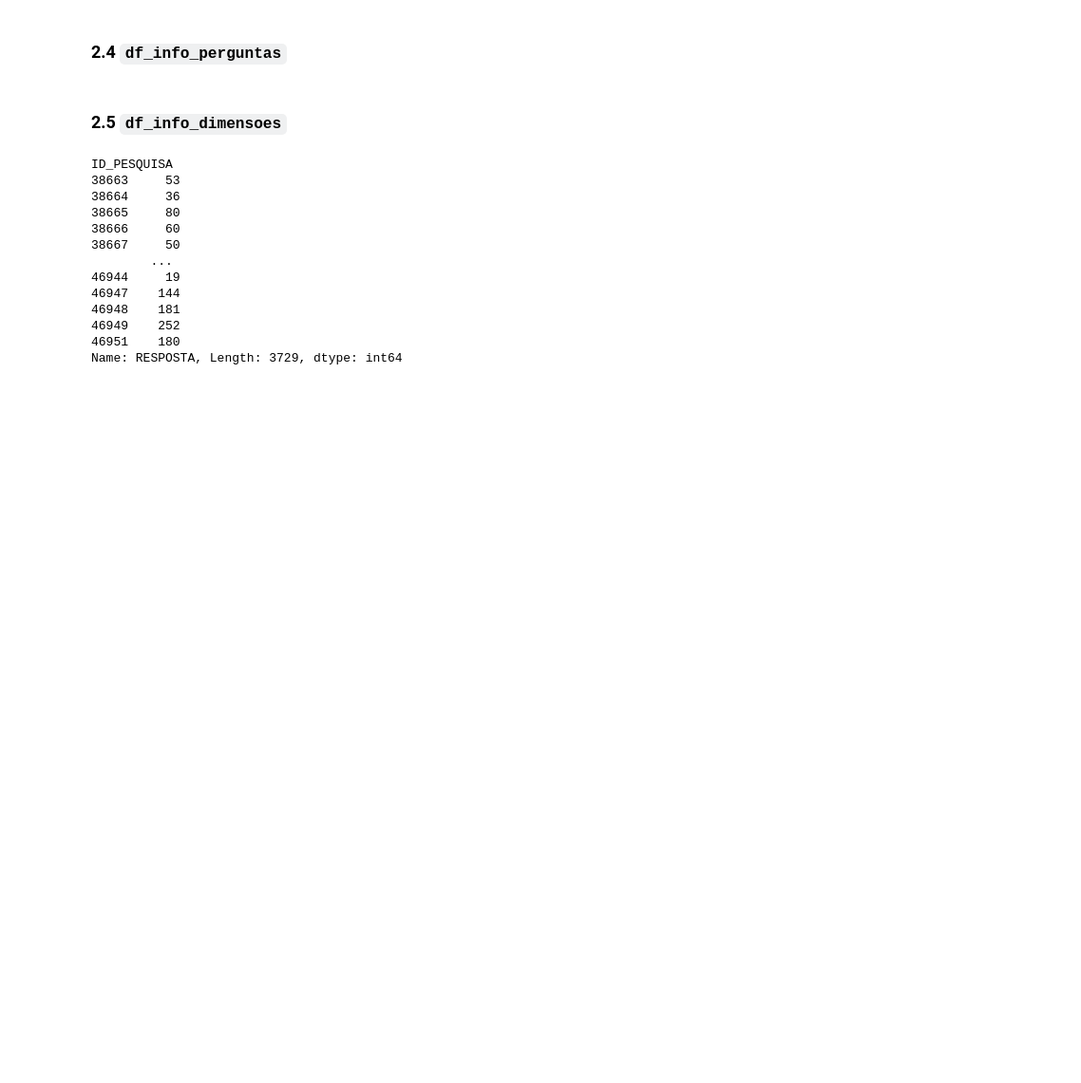
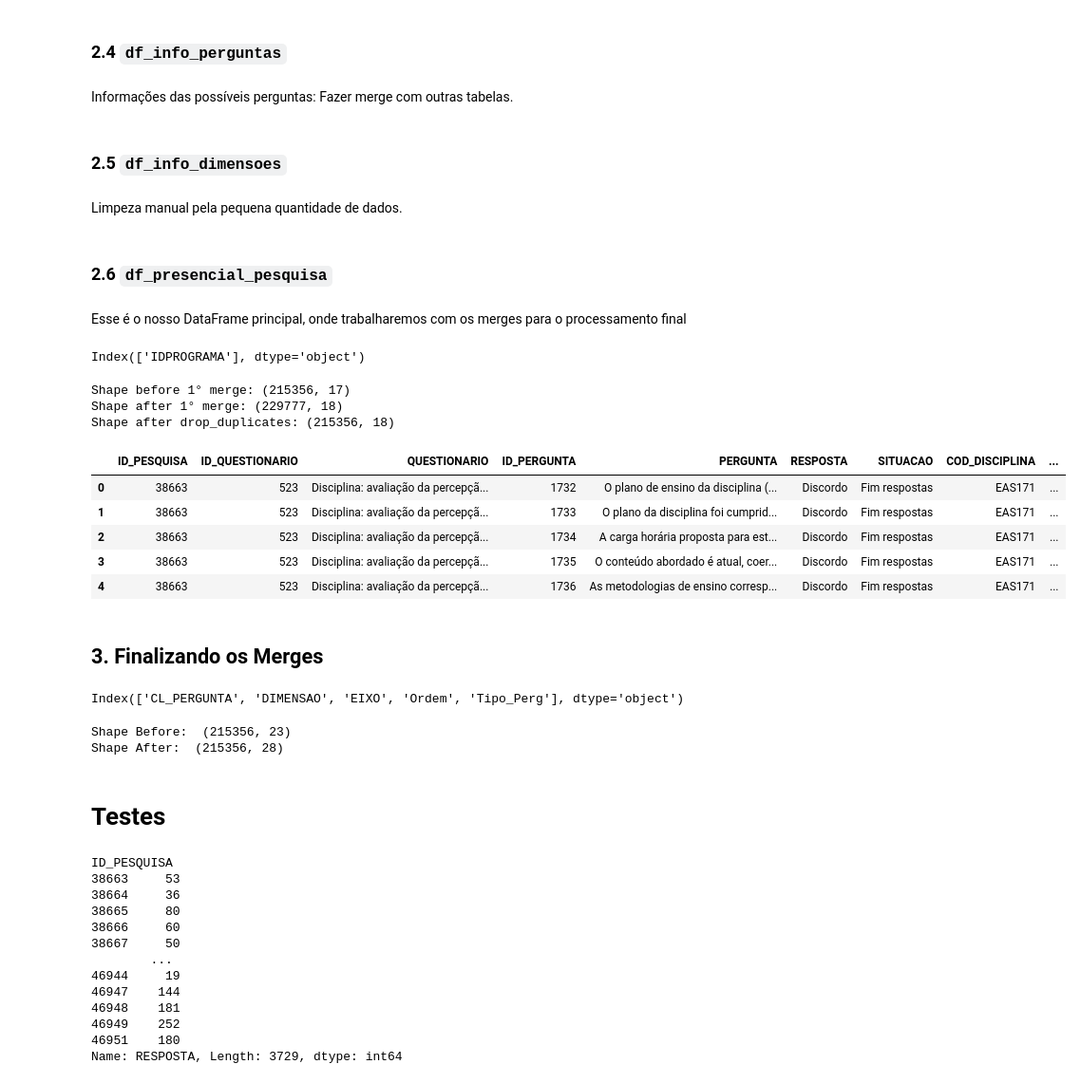
Before and after one commit to IronZiiz/Hackathon_mathmorphosis, a Jupyter notebook: data/processed/Presencial2025/preprocessing_dados_presencial.ipynb, the cells around one changed output. Shown at 95% size. Cells and saved outputs as stored; diff of their text form; code cells hidden in the pictures; blank space fills up the shorter version.

```diff
--- a/data/processed/Presencial2025/preprocessing_dados_presencial.ipynb
+++ b/data/processed/Presencial2025/preprocessing_dados_presencial.ipynb
@@ -135,4 +198,46 @@ After:  (3892, 10)
 # %% [markdown]
 ### 2.4 `df_info_perguntas`
+# %% [markdown]
+Informações das possíveis perguntas: Fazer merge com outras tabelas.
 # %% [markdown]
 ### 2.5 `df_info_dimensoes`
+# %% [markdown]
+Limpeza manual pela pequena quantidade de dados.
+# %% [markdown]
+### 2.6 `df_presencial_pesquisa`
+# %% [markdown]
+Esse é o nosso DataFrame principal, onde trabalharemos com os merges para o processamento final
+# %%
+cols_pesquisa = df_presencial_pesquisa.columns
+cols_disciplinas = df_presencial_disciplinas.columns
+
+common_cols = cols_disciplinas.difference(cols_pesquisa)
+print(common_cols)
+# %% [output]
+Index(['IDPROGRAMA'], dtype='object')
+# %%
+print(f'Shape before 1° merge: {df_presencial_pesquisa.shape}')
+
+# Disciplinas
+df_presencial_pesquisa = pd.merge(
+    left=df_presencial_pesquisa,
+    right=df_presencial_disciplinas[['NOME_DISCIPLINA','COD_CURSO','IDPROGRAMA']].rename(columns={}),
+    on=['NOME_DISCIPLINA','COD_CURSO'],
+    how='left'
+)
+print(f'Shape after 1° merge: {df_presencial_pesquisa.shape}')
+df_presencial_pesquisa = df_presencial_pesquisa.drop_duplicates()
+print(f'Shape after drop_duplicates: {df_presencial_pesquisa.shape}')
+df_presencial_pesquisa.head()
+# %% [output]
+Shape before 1° merge: (215356, 17)
+Shape after 1° merge: (229777, 18)
+Shape after drop_duplicates: (215356, 18)
+|  | ID_PESQUISA | ID_QUESTIONARIO | QUESTIONARIO | ID_PERGUNTA | PERGUNTA | RESPOSTA | SITUACAO | COD_DISCIPLINA | ... |
+| 0 | 38663 | 523 | Disciplina: avaliação da percepçã... | 1732 | O plano de ensino da disciplina (... | Discordo | Fim respostas | EAS171 | ... |
+| 1 | 38663 | 523 | Disciplina: avaliação da percepçã... | 1733 | O plano da disciplina foi cumprid... | Discordo | Fim respostas | EAS171 | ... |
+| 2 | 38663 | 523 | Disciplina: avaliação da percepçã... | 1734 | A carga horária proposta para est... | Discordo | Fim respostas | EAS171 | ... |
+| 3 | 38663 | 523 | Disciplina: avaliação da percepçã... | 1735 | O conteúdo abordado é atual, coer... | Discordo | Fim respostas | EAS171 | ... |
+| 4 | 38663 | 523 | Disciplina: avaliação da percepçã... | 1736 | As metodologias de ensino corresp... | Discordo | Fim respostas | EAS171 | ... |
+# %% [markdown]
+## 3. Finalizando os Merges
@@ -139,3 +250,20 @@ After:  (3892, 10)
+# %%
+print(df_merged_perguntas_dimensoes.columns.difference(df_presencial_pesquisa.columns))
+# %% [output]
+Index(['CL_PERGUNTA', 'DIMENSAO', 'EIXO', 'Ordem', 'Tipo_Perg'], dtype='object')
+# %%
+print('Shape Before: ', df_presencial_pesquisa.shape)
+df_presencial_pesquisa = pd.merge(
+    left=df_presencial_pesquisa,
+    right=df_merged_perguntas_dimensoes[['ID_PERGUNTA','CL_PERGUNTA', 'DIMENSAO', 'EIXO', 'Ordem', 'Tipo_Perg']],
+    on='ID_PERGUNTA',
+    how='left')
+print('Shape After: ', df_presencial_pesquisa.shape)
+# %% [output]
+Shape Before:  (215356, 23)
+Shape After:  (215356, 28)
+# %% [markdown]
+# Testes
 # %%
 df_presencial_pesquisa.groupby('ID_PESQUISA')['RESPOSTA'].count()
 # %% [output]
```
Also changed, not shown: parts of 5 cells of this notebook.
